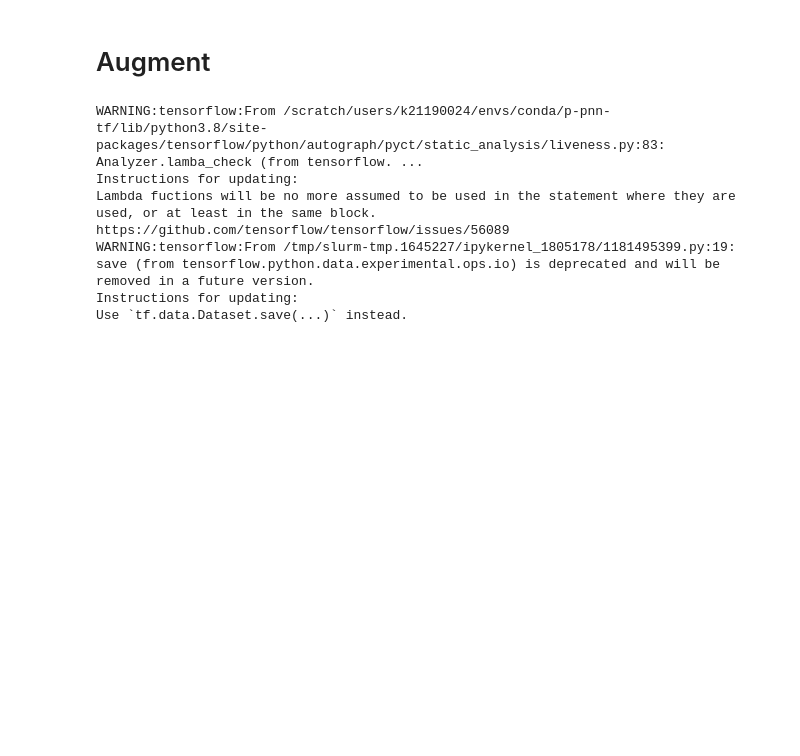
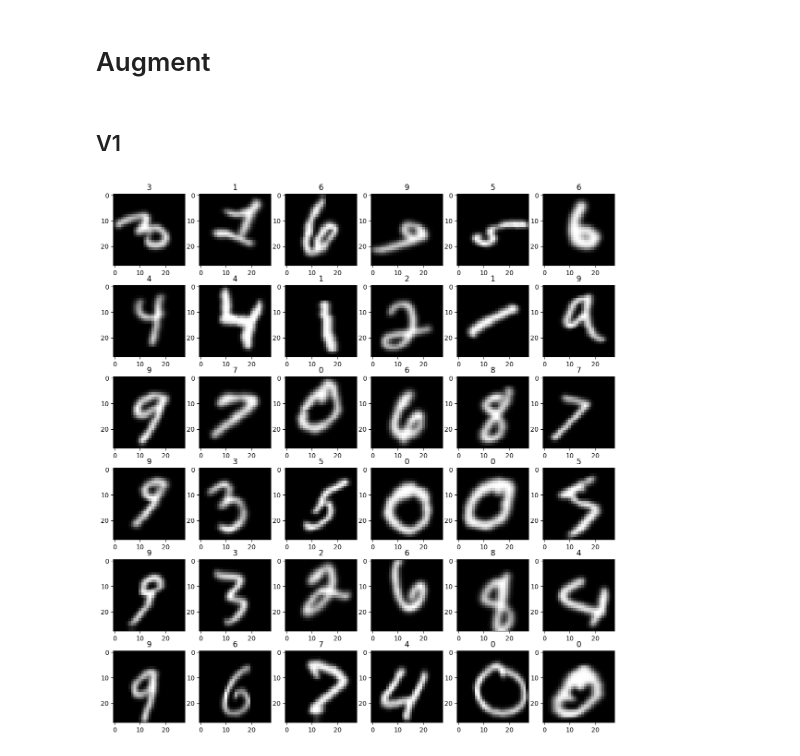
Before and after one commit to boeyjw/KCL-MNIST-Coursework-1, a Jupyter notebook: cw1/00_Data_Augmentation.ipynb, the cells around one changed output. Drawn from its saved outputs; the diff is of its cells as text; code cells hidden in the pictures; blank space fills up the shorter version.

```diff
--- a/cw1/00_Data_Augmentation.ipynb
+++ b/cw1/00_Data_Augmentation.ipynb
@@ -35,8 +24,10 @@ pp.plot_shuffle(train_ir)
 [figure]
 # %% [markdown]
 # Augment
+# %% [markdown]
+## V1
 # %%
-augp = Path("../scratch").joinpath("train_augmented")
+augp = Path("../scratch").joinpath("train_augmented_v1")
 if not augp.exists():
     augp.mkdir()
 
@@ -54,12 +45,10 @@ for i in range(10):
         train_ir
         .map(lambda x, y: (aug_pipe(x, training=True), y), num_parallel_calls=10, deterministic=False)
     )
+    break
     tf.data.experimental.save(train_aug, augp.joinpath(f"ds{i}").as_posix(), compression="GZIP")
-# %% [output]
-WARNING:tensorflow:From /scratch/users/k21190024/envs/conda/p-pnn-tf/lib/python3.8/site-packages/tensorflow/python/autograph/pyct/static_analysis/liveness.py:83: Analyzer.lamba_check (from tensorflow. ...
-Instructions for updating:
-Lambda fuctions will be no more assumed to be used in the statement where they are used, or at least in the same block. https://github.com/tensorflow/tensorflow/issues/56089
-WARNING:tensorflow:From /tmp/slurm-tmp.1645227/ipykernel_1805178/1181495399.py:19: save (from tensorflow.python.data.experimental.ops.io) is deprecated and will be removed in a future version.
-Instructions for updating:
-Use `tf.data.Dataset.save(...)` instead.
+# %%
+pp.plot_shuffle(train_aug)
+# %% [output]
+[figure, added]
 # %%
```
Also changed, not shown: parts of 8 cells of this notebook, 3 other files.
